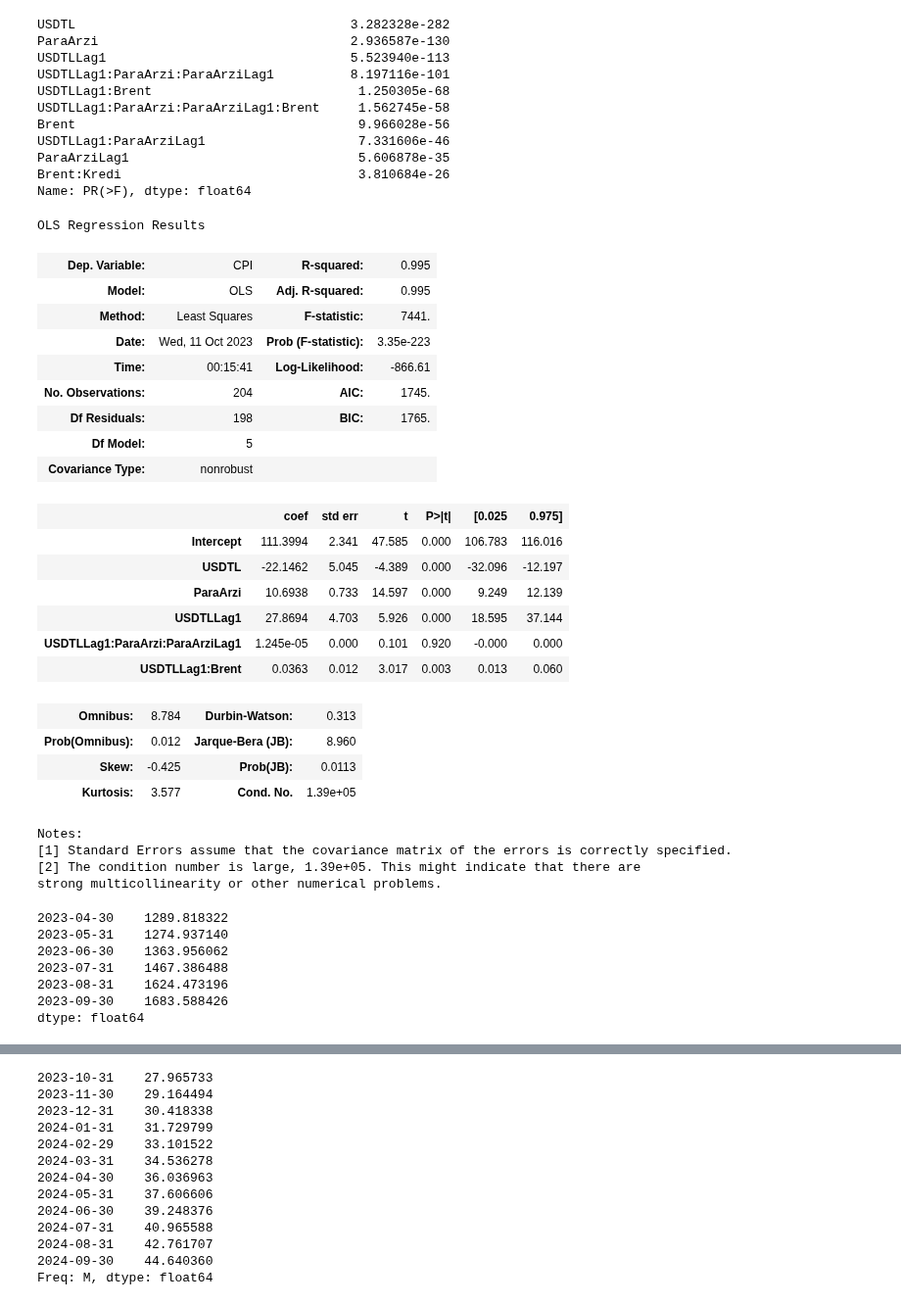
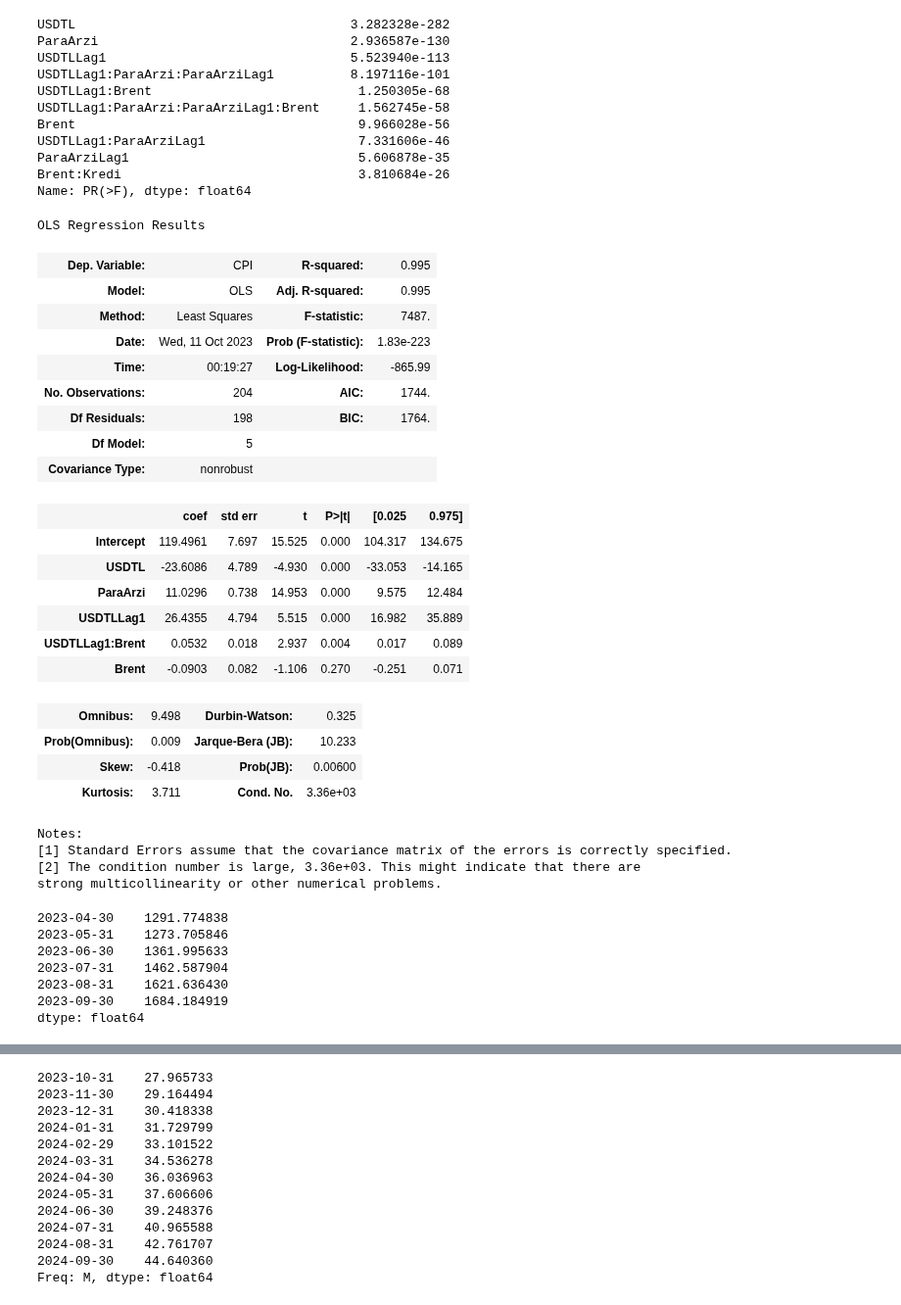
Before and after one commit to kaboya19/InflationForecast, a Jupyter notebook: InflationForecast.ipynb, the cells around one changed output, grey strips where cells are left out. Shown at 98% size. Saved outputs shown, nothing was run; the diff lists cells and outputs as text; code cells hidden in the pictures.

```diff
--- a/InflationForecast.ipynb
+++ b/InflationForecast.ipynb
@@ -533,45 +533,45 @@ ParaArziLag1                              5.606878e-35
 Brent:Kredi                               3.810684e-26
 Name: PR(>F), dtype: float64
 # %%
-model = ols('CPI ~   USDTL    + ParaArzi + USDTLLag1 + USDTLLag1:ParaArzi:ParaArziLag1 + USDTLLag1:Brent    ', data = data.iloc[:-6]).fit()
+model = ols('CPI ~   USDTL    + ParaArzi + USDTLLag1  + USDTLLag1:Brent + Brent  ', data = data.iloc[:-6]).fit()
 model.summary()
 # %% [output]
 OLS Regression Results
 | Dep. Variable: | CPI | R-squared: | 0.995 |
 | Model: | OLS | Adj. R-squared: | 0.995 |
-| Method: | Least Squares | F-statistic: | 7441. |
-| Date: | Wed, 11 Oct 2023 | Prob (F-statistic): | 3.35e-223 |
-| Time: | 00:15:41 | Log-Likelihood: | -866.61 |
-| No. Observations: | 204 | AIC: | 1745. |
-| Df Residuals: | 198 | BIC: | 1765. |
+| Method: | Least Squares | F-statistic: | 7487. |
+| Date: | Wed, 11 Oct 2023 | Prob (F-statistic): | 1.83e-223 |
+| Time: | 00:19:27 | Log-Likelihood: | -865.99 |
+| No. Observations: | 204 | AIC: | 1744. |
+| Df Residuals: | 198 | BIC: | 1764. |
 | Df Model: | 5 |  |  |
 | Covariance Type: | nonrobust |  |  |
 |  | coef | std err | t | P>|t| | [0.025 | 0.975] |
-| Intercept | 111.3994 | 2.341 | 47.585 | 0.000 | 106.783 | 116.016 |
-| USDTL | -22.1462 | 5.045 | -4.389 | 0.000 | -32.096 | -12.197 |
-| ParaArzi | 10.6938 | 0.733 | 14.597 | 0.000 | 9.249 | 12.139 |
-| USDTLLag1 | 27.8694 | 4.703 | 5.926 | 0.000 | 18.595 | 37.144 |
-| USDTLLag1:ParaArzi:ParaArziLag1 | 1.245e-05 | 0.000 | 0.101 | 0.920 | -0.000 | 0.000 |
-| USDTLLag1:Brent | 0.0363 | 0.012 | 3.017 | 0.003 | 0.013 | 0.060 |
+| Intercept | 119.4961 | 7.697 | 15.525 | 0.000 | 104.317 | 134.675 |
+| USDTL | -23.6086 | 4.789 | -4.930 | 0.000 | -33.053 | -14.165 |
+| ParaArzi | 11.0296 | 0.738 | 14.953 | 0.000 | 9.575 | 12.484 |
+| USDTLLag1 | 26.4355 | 4.794 | 5.515 | 0.000 | 16.982 | 35.889 |
+| USDTLLag1:Brent | 0.0532 | 0.018 | 2.937 | 0.004 | 0.017 | 0.089 |
+| Brent | -0.0903 | 0.082 | -1.106 | 0.270 | -0.251 | 0.071 |
-| Omnibus: | 8.784 | Durbin-Watson: | 0.313 |
-| Prob(Omnibus): | 0.012 | Jarque-Bera (JB): | 8.960 |
-| Skew: | -0.425 | Prob(JB): | 0.0113 |
-| Kurtosis: | 3.577 | Cond. No. | 1.39e+05 |
+| Omnibus: | 9.498 | Durbin-Watson: | 0.325 |
+| Prob(Omnibus): | 0.009 | Jarque-Bera (JB): | 10.233 |
+| Skew: | -0.418 | Prob(JB): | 0.00600 |
+| Kurtosis: | 3.711 | Cond. No. | 3.36e+03 |
 Notes:
 [1] Standard Errors assume that the covariance matrix of the errors is correctly specified.
-[2] The condition number is large, 1.39e+05. This might indicate that there are
+[2] The condition number is large, 3.36e+03. This might indicate that there are
 strong multicollinearity or other numerical problems.
 # %%
 X=data.iloc[:,:-1]
 # %%
 model.predict(X.tail(6))
 # %% [output]
-2023-04-30    1289.818322
-2023-05-31    1274.937140
-2023-06-30    1363.956062
-2023-07-31    1467.386488
-2023-08-31    1624.473196
-2023-09-30    1683.588426
+2023-04-30    1291.774838
+2023-05-31    1273.705846
+2023-06-30    1361.995633
+2023-07-31    1462.587904
+2023-08-31    1621.636430
+2023-09-30    1684.184919
 dtype: float64
 # %%
 plt.plot(model.predict(X.tail(12)),label="Tahmin")
```
Also changed, not shown: parts of 7 cells of this notebook.
